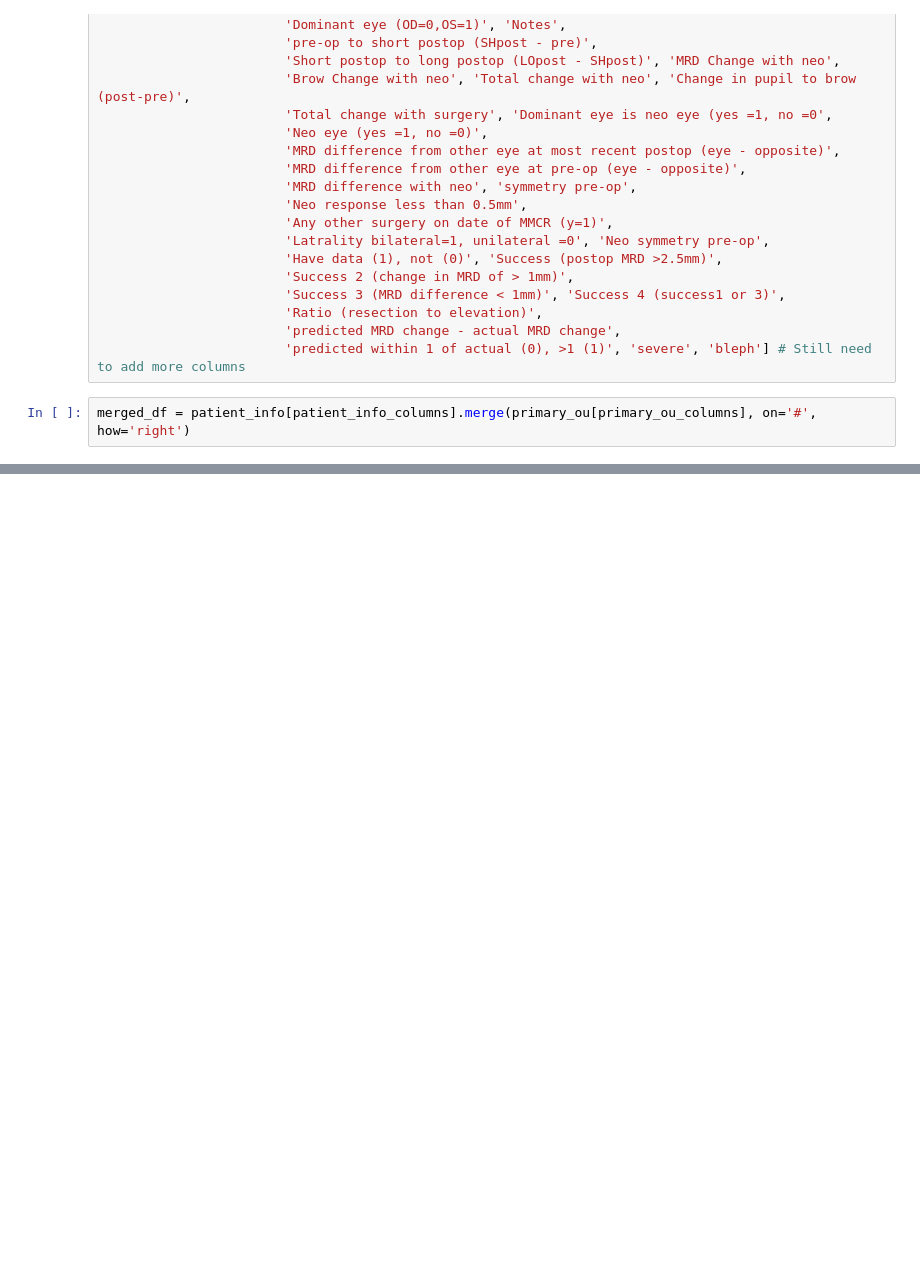
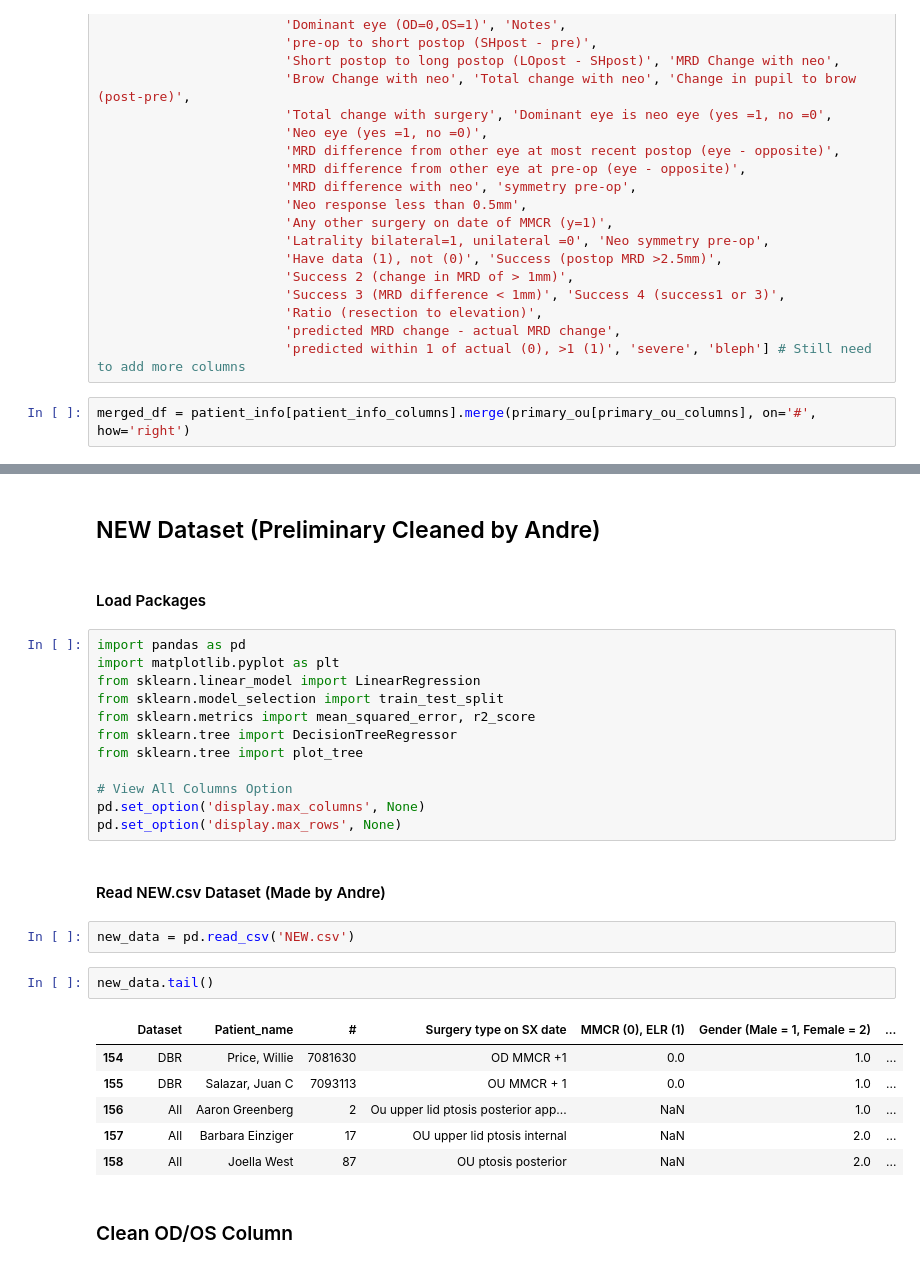
Before and after one commit to ChinmayVar/stats141_project, a Jupyter notebook: eda_cj.ipynb, the cells around one changed output, grey strips where cells are left out. Saved outputs shown, nothing was run; the diff lists cells and outputs as text; blank space fills up the shorter version.

```diff
--- a/eda_cj.ipynb
+++ b/eda_cj.ipynb
@@ -232,3 +218,34 @@ merged_df.head()
 | 2 | 4 | Abby Hellwarth | Abby Hellwarth_1 | 1.0 | cataract OU. PC IOL | 0 | ... |
 | 3 | 5 | Akram Hannani | Akram Hannani_0 | 0.0 | NaN | 0 | ... |
 | 4 | 6 | Akram Hannani | Akram Hannani_1 | 0.0 | NaN | 0 | ... |
+# %% [markdown]
+## NEW Dataset (Preliminary Cleaned by Andre)
+# %% [markdown]
+#### Load Packages
+# %%
+import pandas as pd
+import matplotlib.pyplot as plt
+from sklearn.linear_model import LinearRegression
+from sklearn.model_selection import train_test_split
+from sklearn.metrics import mean_squared_error, r2_score
+from sklearn.tree import DecisionTreeRegressor
+from sklearn.tree import plot_tree
+
+# View All Columns Option
+pd.set_option('display.max_columns', None)
+pd.set_option('display.max_rows', None)
+# %% [markdown]
+#### Read NEW.csv Dataset (Made by Andre)
+# %%
+new_data = pd.read_csv('NEW.csv')
+# %%
+new_data.tail()
+# %% [output]
+|  | Dataset | Patient_name | # | Surgery type on SX date | MMCR (0), ELR (1) | Gender (Male = 1, Female = 2) | ... |
+| 154 | DBR | Price, Willie | 7081630 | OD MMCR +1 | 0.0 | 1.0 | ... |
+| 155 | DBR | Salazar, Juan C | 7093113 | OU MMCR + 1 | 0.0 | 1.0 | ... |
+| 156 | All | Aaron Greenberg | 2 | Ou upper lid ptosis posterior app... | NaN | 1.0 | ... |
+| 157 | All | Barbara Einziger | 17 | OU upper lid ptosis internal | NaN | 2.0 | ... |
+| 158 | All | Joella West | 87 | OU ptosis posterior | NaN | 2.0 | ... |
+# %% [markdown]
+### Clean OD/OS Column
```
Also changed, not shown: parts of 11 cells of this notebook, 2 other files.
